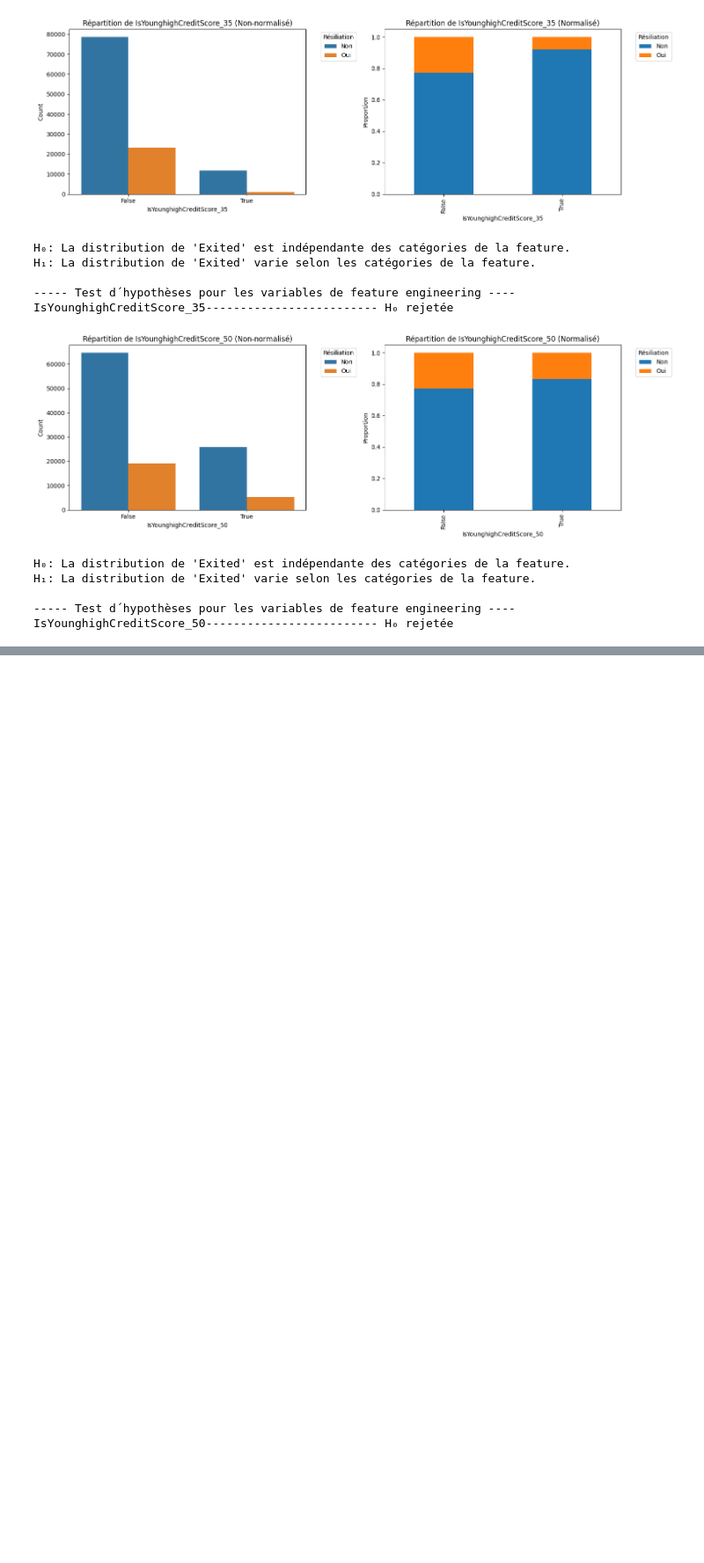
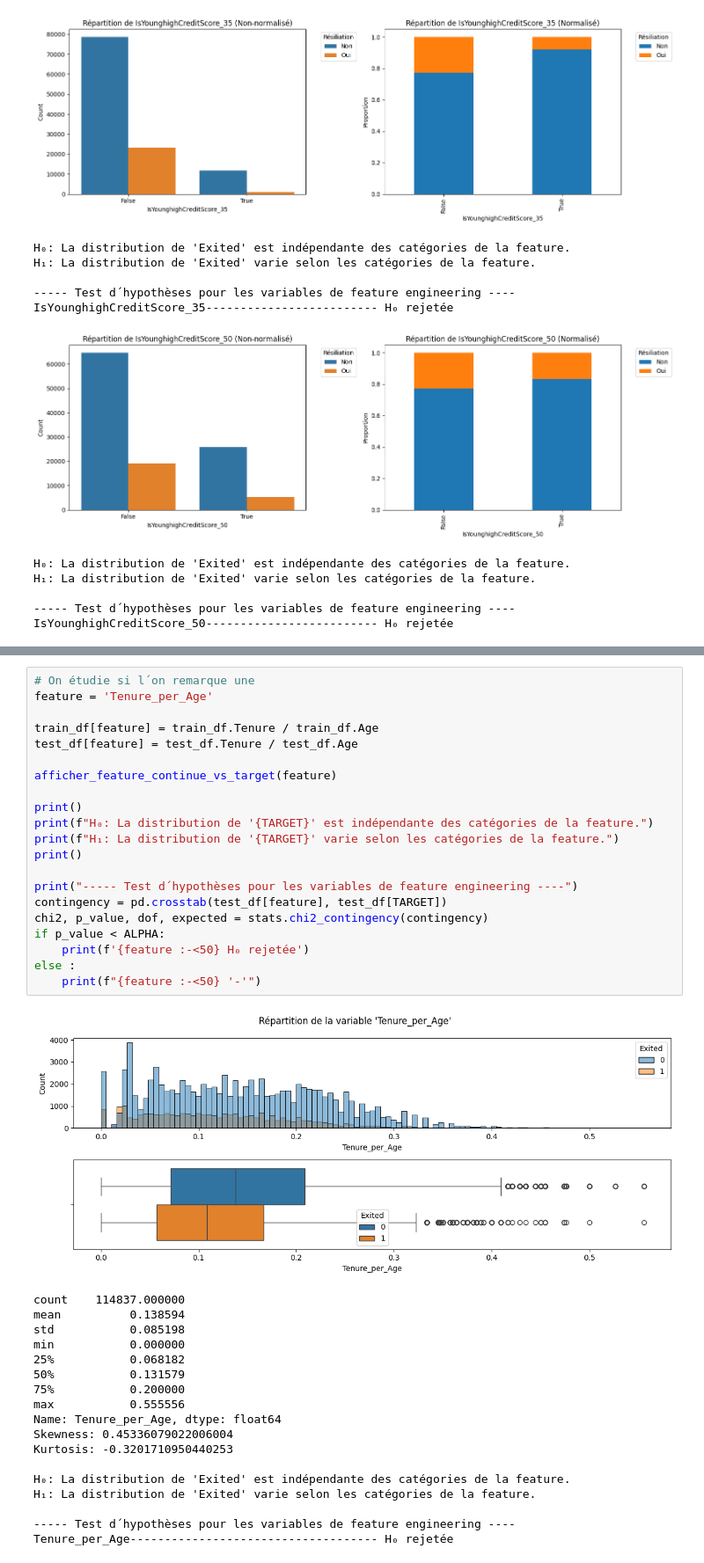
Before and after one commit to lbihin/mlpro-classification-bank-churn-2025, a Jupyter notebook: eda/eda.ipynb, the cells around one changed output, grey strips where cells are left out. Shown at 88% size. Cells and saved outputs as stored; diff of their text form; blank space fills up the shorter version.

```diff
--- a/eda/eda.ipynb
+++ b/eda/eda.ipynb
@@ -1512,0 +1652,40 @@ IsYounghighCreditScore_50------------------------- H₀ rejetée
+# %%
+# On étudie si l´on remarque une
+feature = 'Tenure_per_Age'
+
+train_df[feature] = train_df.Tenure / train_df.Age
+test_df[feature] = test_df.Tenure / test_df.Age
+
+afficher_feature_continue_vs_target(feature)
+
+print()
+print(f"H₀: La distribution de '{TARGET}' est indépendante des catégories de la feature.")
+print(f"H₁: La distribution de '{TARGET}' varie selon les catégories de la feature.")
+print()
+
+print("----- Test d´hypothèses pour les variables de feature engineering ----")
+contingency = pd.crosstab(test_df[feature], test_df[TARGET])
+chi2, p_value, dof, expected = stats.chi2_contingency(contingency)
+if p_value < ALPHA:
+    print(f'{feature :-<50} H₀ rejetée')
+else :
+    print(f"{feature :-<50} '-'")
+# %% [output]
+[figure, added]
+count    114837.000000
+mean          0.138594
+std           0.085198
+min           0.000000
+25%           0.068182
+50%           0.131579
+75%           0.200000
+max           0.555556
+Name: Tenure_per_Age, dtype: float64
+Skewness: 0.45336079022006004
+Kurtosis: -0.3201710950440253
+
+H₀: La distribution de 'Exited' est indépendante des catégories de la feature.
+H₁: La distribution de 'Exited' varie selon les catégories de la feature.
+
+----- Test d´hypothèses pour les variables de feature engineering ----
+Tenure_per_Age------------------------------------ H₀ rejetée
```
Also changed, not shown: parts of 32 cells of this notebook, 3 other files.
